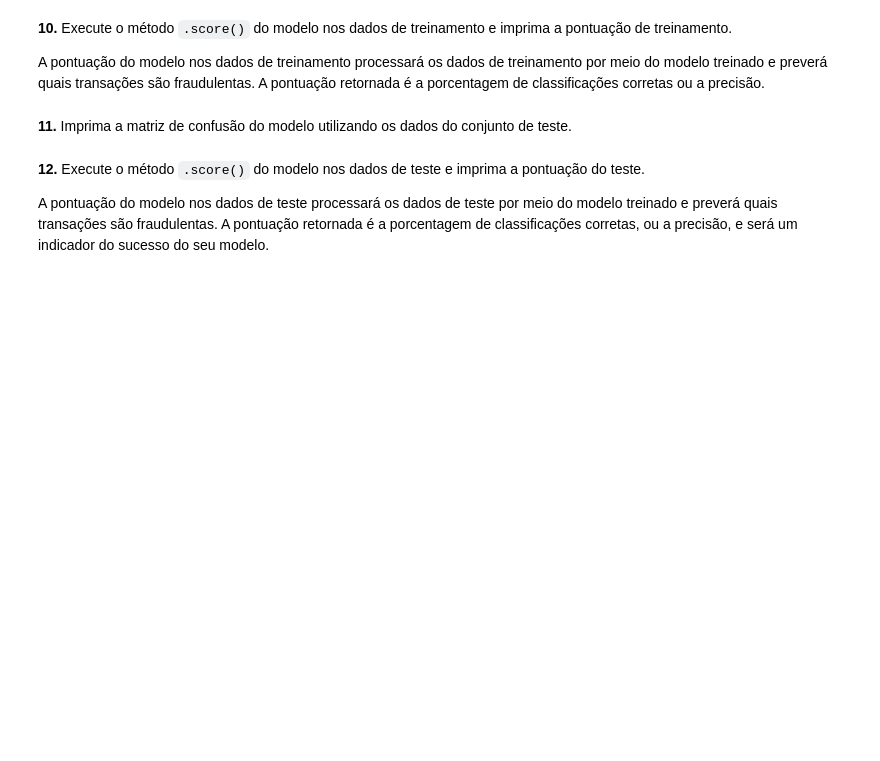
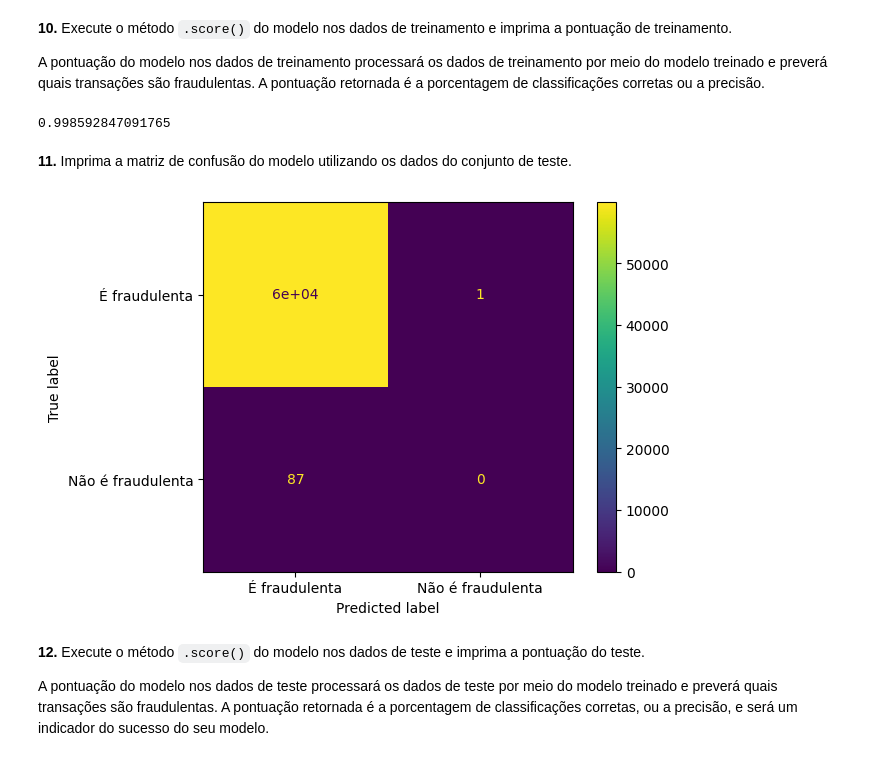
Before and after one commit to Victor-Fiamoncini/atv_ml_03, a Jupyter notebook: src/Exercício Regressão Logística - Victor Fiamoncini.ipynb, the cells around one changed output. Cells and saved outputs as stored; diff of their text form; code cells hidden in the pictures; blank space fills up the shorter version.

```diff
--- a/src/Exercício Regressão Logística - Victor Fiamoncini.ipynb
+++ b/src/Exercício Regressão Logística - Victor Fiamoncini.ipynb
@@ -67,22 +69,50 @@ df['é_movimentação'] = df['type'].apply(e_movimentacao_cb)
 - `diferençaContas`
 
 Crie também uma variável chamada `y` com a coluna `isFraud`.
+# %%
+x = df[['amount', 'é_Pagamento', 'é_movimentação', 'diferençaContas']]
+y = df['isFraud']
 # %% [markdown]
 **7.** Divida os dados em conjuntos de treinamento e teste usando o método `train_test_split()` do `sklearn`. Usaremos o conjunto de treinamento para treinar o modelo e o conjunto de teste para avaliar o modelo. Use um `test_size` de 0.3.
+# %%
+x_train, x_test, y_train, y_test = train_test_split(x, y, test_size=0.3)
 # %% [markdown]
 ### Normalize os dados
 # %% [markdown]
 **8.** No `sklearn` a implementação da regressão logística utiliza regularização e portanto precisamos dimencionar nossas variáveis de entrada. Crie um objeto `StandardScaler` , Utilize `.fit_transform()` nas variáveis de entrada do conjunto de treinamento e `.transform()` nas variáveis de entrada do conjunto de de teste.
+# %%
+ss = StandardScaler()
+
+x_train = ss.fit_transform(X=x_train)
+x_test = ss.transform(X=x_test)
 # %% [markdown]
 ### Criar e avaliar o modelo
 # %% [markdown]
 **9.** Crie um modelo de regressão logística no `sklearn`.
+# %%
+lr_model = LogisticRegression()
+lr_model.fit(X=x_train, y=y_train.values.ravel());
 # %% [markdown]
 **10.** Execute o método `.score()` do modelo nos dados de treinamento e imprima a pontuação de treinamento.
 
 A pontuação do modelo nos dados de treinamento processará os dados de treinamento por meio do modelo treinado e preverá quais transações são fraudulentas. A pontuação retornada é a porcentagem de classificações corretas ou a precisão.
+# %%
+lr_model.score(X=x_train, y=y_train)
+# %% [output]
+0.998592847091765
 # %% [markdown]
 **11.** Imprima a matriz de confusão do modelo utilizando os dados do conjunto de teste.
+# %%
+from sklearn.metrics import ConfusionMatrixDisplay, confusion_matrix
+
+lr_model_predictions = lr_model.predict(X=x_test)
+
+cm = confusion_matrix(y_test, lr_model_predictions)
+cm_display = ConfusionMatrixDisplay(confusion_matrix=cm, display_labels=['É fraudulenta', 'Não é fraudulenta'])
+cm_display.plot()
+plt.show()
+# %% [output]
+[figure, added]
 # %% [markdown]
 **12.** Execute o método `.score()` do modelo nos dados de teste e imprima a pontuação do teste.
 
```
Also changed, not shown: parts of 1 cell of this notebook.
